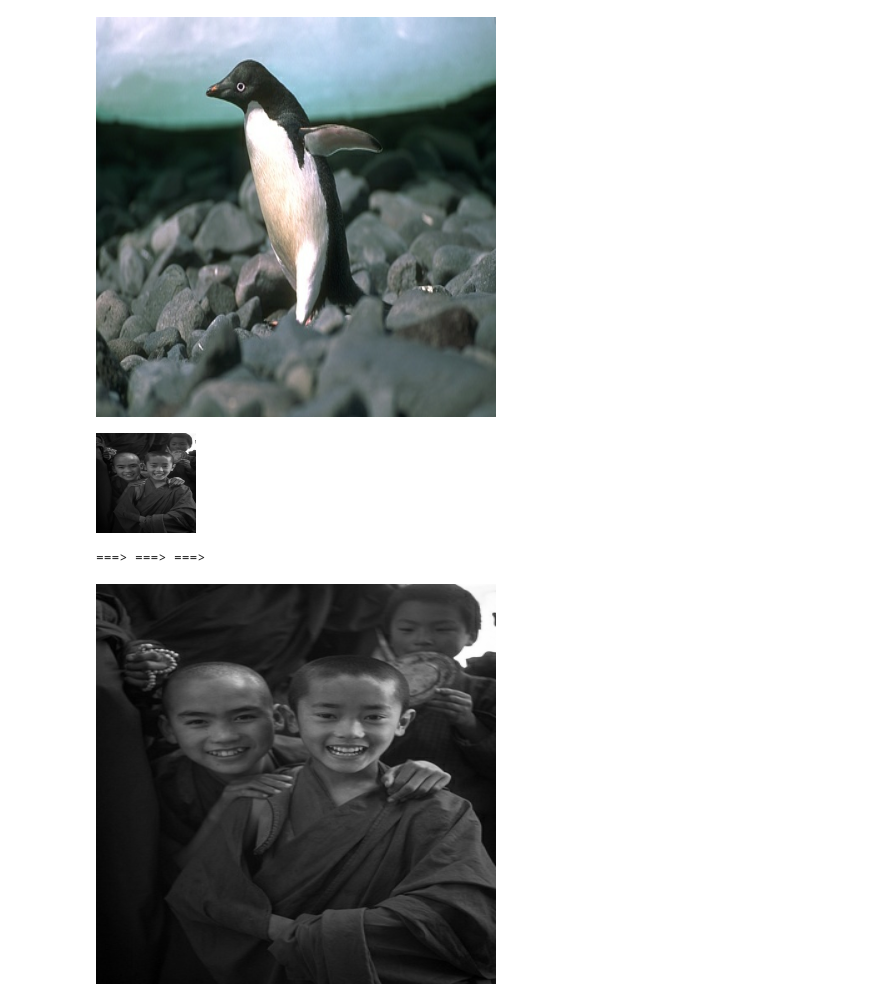
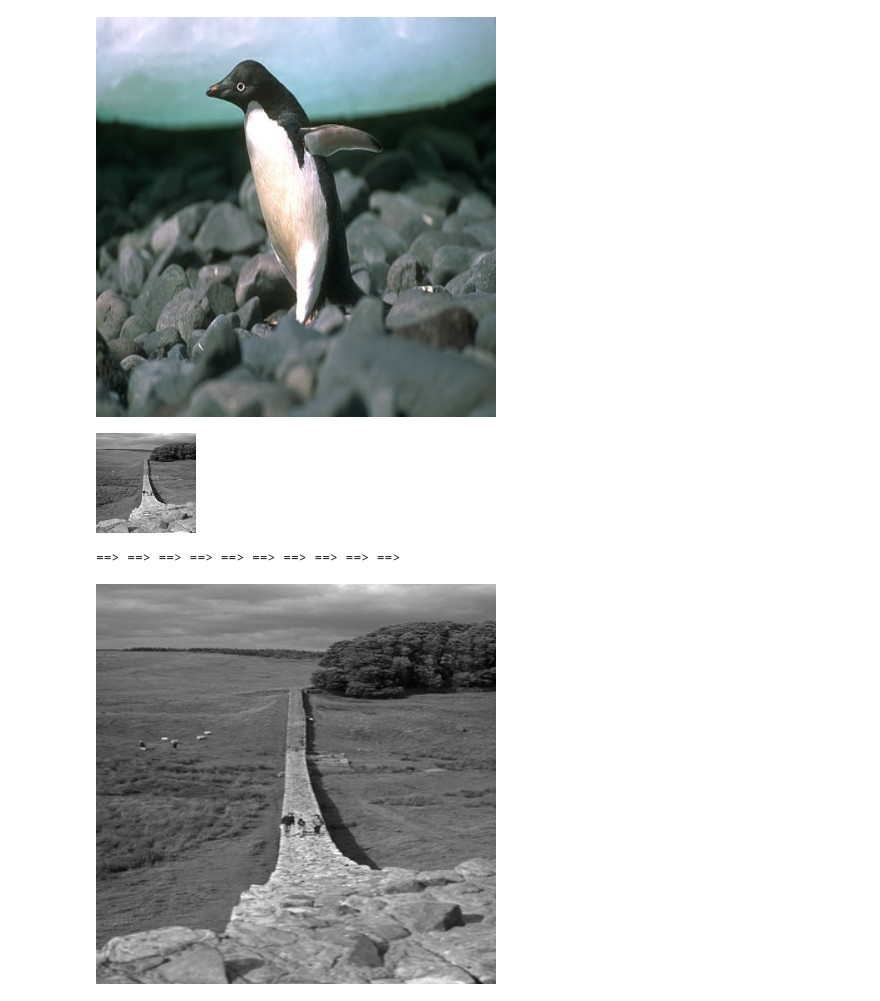
Before and after one commit to OlgaBelitskaya/colab_notebooks, a Jupyter notebook: tensorflow_cookbook11.ipynb, the cells around one changed output. Saved outputs shown, nothing was run; the diff lists cells and outputs as text; code cells hidden in the pictures.

```diff
--- a/tensorflow_cookbook11.ipynb
+++ b/tensorflow_cookbook11.ipynb
@@ -13,7 +13,8 @@ zoomed_inset_axes,mark_inset
 # %%
 dataset_url='http://www.eecs.berkeley.edu/Research/'+\
             'Projects/CS/vision/grouping/BSR/BSR_bsds500.tgz'
-data_dir=tf.keras.utils.get_file(origin=dataset_url,fname='BSR',untar=True)
+data_dir=tf.keras.utils.get_file(
+    origin=dataset_url,fname='BSR',untar=True)
 root_dir=os.path.join(data_dir,'BSDS500/data')
 data_path=os.path.join(root_dir,'images')
 test_path=os.path.join(data_path,'test')
@@ -27,17 +28,16 @@ test_paths[:3]
  '/root/.keras/datasets/BSR/BSDS500/data/images/test/100039.jpg',
  '/root/.keras/datasets/BSR/BSDS500/data/images/test/100099.jpg']
 # %%
-def scale01(input_img):
-    return input_img/255
-def process_input(input,img_size,upscale_factor):
-    input=tf.image.rgb_to_yuv(input)
-    last_dimension_axis=len(input.shape)-1
-    y,u,v=tf.split(input,3,axis=last_dimension_axis)
+def scale01(img): return img/255
+def process_input(input_rgb,img_size):
+    input_yuv=tf.image.rgb_to_yuv(input_rgb)
+    last_dimension_axis=len(input_yuv.shape)-1
+    y,u,v=tf.split(input_yuv,3,axis=last_dimension_axis)
     return tf.image.resize(y,[img_size,img_size],method='area')
-def process_target(input):
-    input=tf.image.rgb_to_yuv(input)
-    last_dimension_axis=len(input.shape)-1
-    y,u,v=tf.split(input,3,axis=last_dimension_axis)
+def process_target(input_rgb):
+    input_yuv=tf.image.rgb_to_yuv(input_rgb)
+    last_dimension_axis=len(input_yuv.shape)-1
+    y,u,v=tf.split(input_yuv,3,axis=last_dimension_axis)
     return y
 # %%
 [crop_size,upscale_factor]=[400,4]
@@ -56,8 +56,7 @@ valid_ds=image_dataset_from_directory(
 train_ds=train_ds.map(scale01)
 valid_ds=valid_ds.map(scale01)
 for batch in train_ds.take(1):
-    for img in batch:
-        display(array_to_img(img)); break
+    for img in batch: display(array_to_img(img)); break
 # %% [output]
 Found 500 files belonging to 2 classes.
 Using 400 files for training.
@@ -66,21 +65,17 @@ Using 100 files for validation.
 [figure]
 # %%
 train_ds=train_ds.map(
-    lambda x:(process_input(x,input_size,upscale_factor),
-              process_target(x)))
-train_ds=train_ds.prefetch(buffer_size=32)
+    lambda x:(process_input(x,input_size),process_target(x)))
+train_ds=train_ds.prefetch(buffer_size=16)
 valid_ds=valid_ds.map(
-    lambda x:(process_input(x,input_size,upscale_factor),
-              process_target(x)))
-valid_ds=valid_ds.prefetch(buffer_size=32)
-for batch in train_ds.take(1):
-    for img in batch[0]:
-        display(array_to_img(img)); break
-    print(3*'===> ')
-    for img in batch[1]:
-        display(array_to_img(img)); break
+    lambda x:(process_input(x,input_size),process_target(x)))
+valid_ds=valid_ds.prefetch(buffer_size=16)
+for batch in valid_ds.take(1):
+    for img in batch[0]: display(array_to_img(img)); break
+    print(10*'==> ')
+    for img in batch[1]: display(array_to_img(img)); break
 # %% [output]
-[figure, old version]
+[figure, new version]
-===> ===> ===>
+==> ==> ==> ==> ==> ==> ==> ==> ==> ==>
-[figure, old version]
+[figure, new version]
 # %%
```
Also changed, not shown: parts of 7 cells of this notebook, 1 other file.
